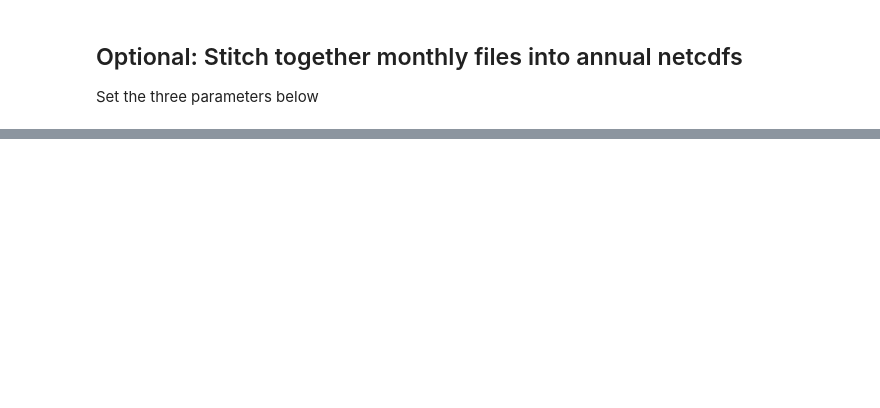
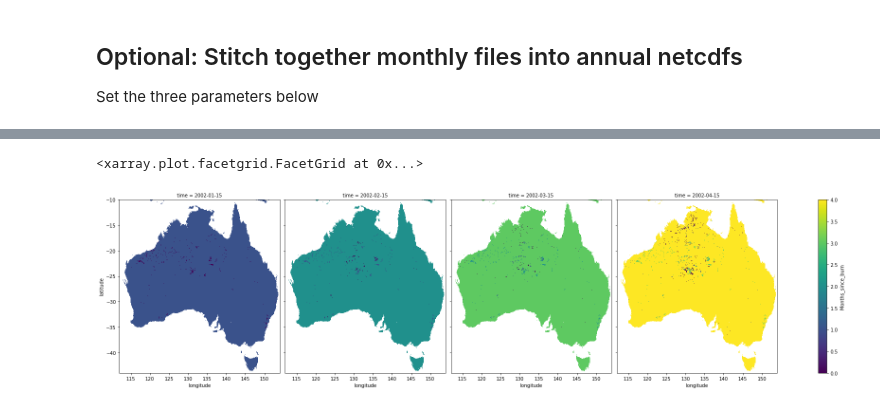
Before and after one commit to cbur24/NEE_modelling, a Jupyter notebook: GEE_products_download.ipynb, the cells around one changed output, grey strips where cells are left out. Cells and saved outputs as stored; diff of their text form; code cells hidden in the pictures; blank space fills up the shorter version.

```diff
--- a/GEE_products_download.ipynb
+++ b/GEE_products_download.ipynb
@@ -161,0 +205,5 @@ ds = xr.open_mfdataset([base+f for f in files])
+# %%
+ds.isel(time=[0,1,2,3]).plot.imshow(size=6, col='time')
+# %% [output]
+<xarray.plot.facetgrid.FacetGrid at 0x...>
+[figure, added]
```
Also changed, not shown: parts of 25 cells of this notebook, 1 other file.
